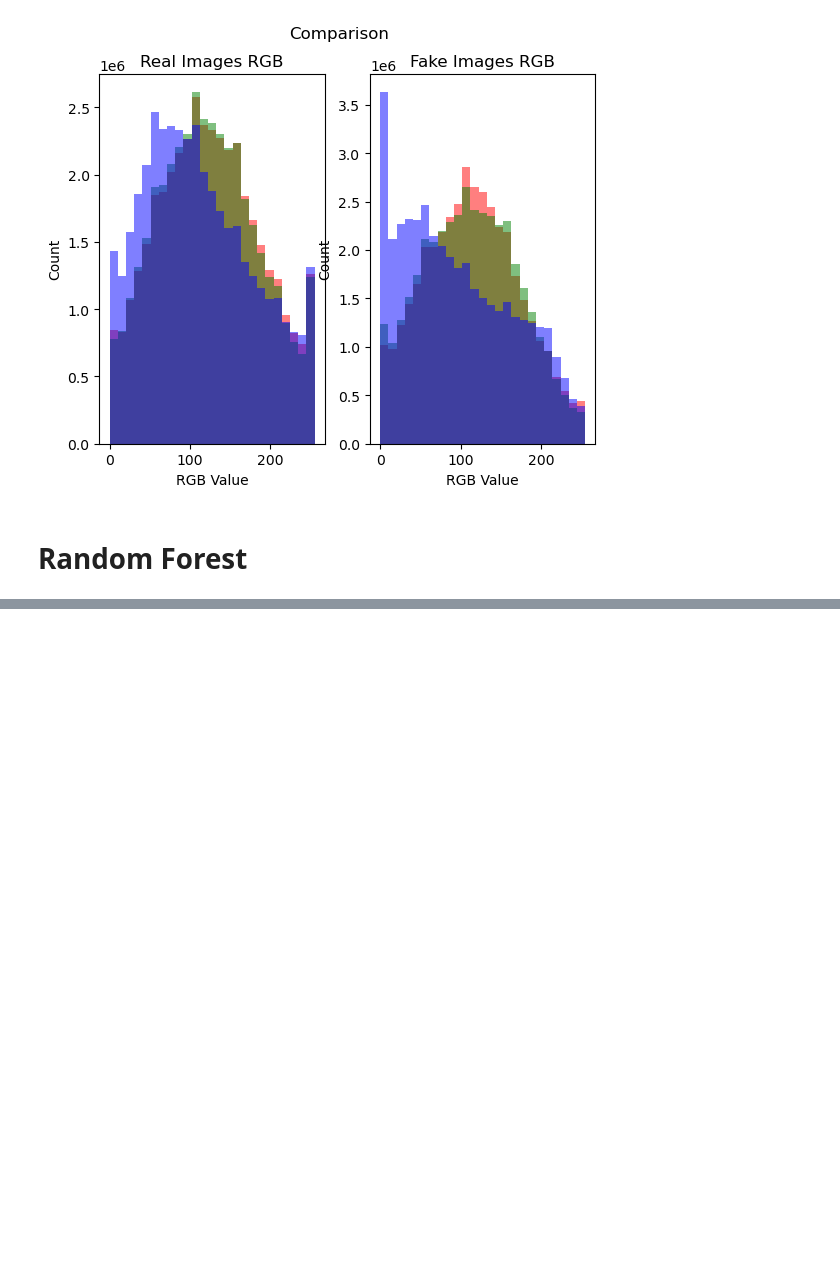
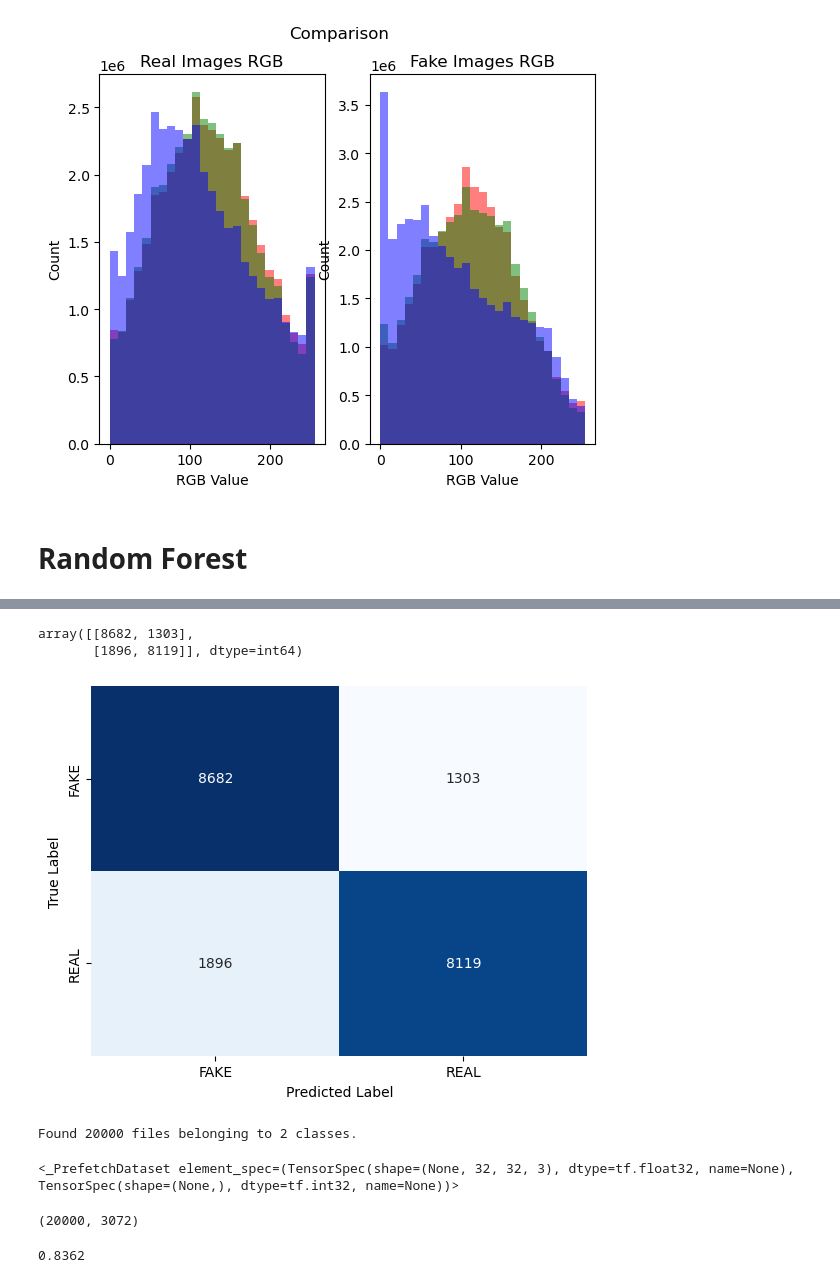
Before and after one commit to hsabraham28/mids_207_final_project, a Jupyter notebook: FP_load_data.ipynb, the cells around one changed output, grey strips where cells are left out. Saved outputs shown, nothing was run; the diff lists cells and outputs as text; code cells hidden in the pictures; blank space fills up the shorter version.

Commit message:
final random forest

```diff
--- a/FP_load_data.ipynb
+++ b/FP_load_data.ipynb
@@ -235,24 +237,15 @@ accuracy_score(y_pred, val_labels)
 # %%
 from sklearn.model_selection import RandomizedSearchCV
 # Number of trees in random forest
-n_estimators = [int(x) for x in np.linspace(start = 200, stop = 2000, num = 10)]
+n_estimators = [50, 100, 150]
 # Number of features to consider at every split
-max_features = ['auto', 'sqrt']
+max_features = ['sqrt', 'log2']
 # Maximum number of levels in tree
-max_depth = [int(x) for x in np.linspace(10, 110, num = 11)]
-max_depth.append(None)
-# Minimum number of samples required to split a node
-min_samples_split = [2, 5, 10]
-# Minimum number of samples required at each leaf node
-min_samples_leaf = [1, 2, 4]
-# Method of selecting samples for training each tree
-bootstrap = [True, False]
+max_depth = [None, 10, 20]
 # Create the random grid
 random_grid = {'n_estimators': n_estimators,
                'max_features': max_features,
-               'max_depth': max_depth,
-               'min_samples_split': min_samples_split,
-               'min_samples_leaf': min_samples_leaf,
-               'bootstrap': bootstrap}
+               'max_depth': max_depth
+               }
 print(random_grid)
 # %% [output]
@@ -260,6 +253,6 @@ print(random_grid)
 # %%
-rf_tune = RandomForestClassifier()
-rf_random = RandomizedSearchCV(estimator = rf_tune, param_distributions = random_grid, n_iter = 10, cv = 3, verbose=2, random_state=42, n_jobs = -1)
+rf_tune = RandomForestClassifier(random_state = 42)
+rf_random = RandomizedSearchCV(estimator = rf_tune, param_distributions = random_grid, n_iter = 100, cv = 3, verbose=2, random_state=42, n_jobs = -1)
 # Fit the random search model
 rf_random.fit(norm_train_imgs2, train_labels)
 # %% [output]
@@ -270,2 +271,2 @@ bp
 # %%
-best = rf_random.best_estimator_
+best_randomforest = rf_random.best_estimator_
@@ -271,0 +277,2 @@ best = rf_random.best_estimator_
+# %%
+y_predbest = best_randomforest.predict(norm_val_imgs2)
@@ -271,0 +294,23 @@ best = rf_random.best_estimator_
+# %%
+confusion_matrix(val_labels, y_predbest)
+# %% [output]
+array([[8682, 1303],
+       [1896, 8119]], dtype=int64)
+# %%
+import seaborn as sns
+ax = sns.heatmap(confusion_matrix(val_labels, y_predbest), annot=True, fmt='.0f', cmap='Blues', xticklabels=classes, yticklabels=classes,
+                  cbar=False)
+ax.set(xlabel='Predicted Label', ylabel='True Label')
+plt.show()
+# %% [output]
+[figure, added]
+# %%
+test_ds_rf = tf.keras.utils.image_dataset_from_directory(
+  dataset_dir + "test",
+  seed = 512,
+  image_size = (img_height, img_width),
+  batch_size = 20000)
+test_ds_rf
+# %% [output]
+Found 20000 files belonging to 2 classes.
+<_PrefetchDataset element_spec=(TensorSpec(shape=(None, 32, 32, 3), dtype=tf.float32, name=None), TensorSpec(shape=(None,), dtype=tf.int32, name=None))>
@@ -271,0 +321,7 @@ best = rf_random.best_estimator_
+# %%
+norm_test_imgs = test_imgs/255.0
+testsamples, testx, testy, testrgb = norm_test_imgs.shape
+norm_test_imgs2 = norm_test_imgs.reshape((testsamples,testx*testy*testrgb))
+norm_test_imgs2.shape
+# %% [output]
+(20000, 3072)
@@ -271,0 +330,4 @@ best = rf_random.best_estimator_
+# %%
+accuracy_score(final_y_pred, test_labels)
+# %% [output]
+0.8362
```
Also changed, not shown: parts of 13 cells of this notebook.
